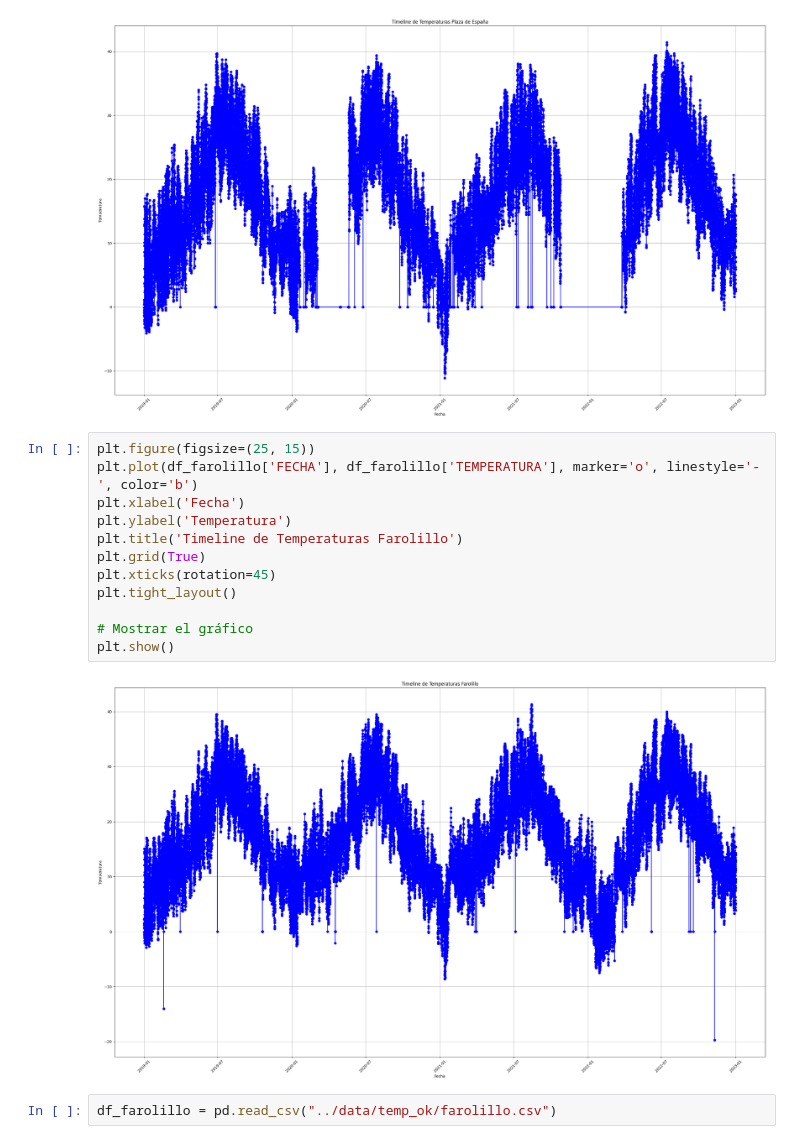
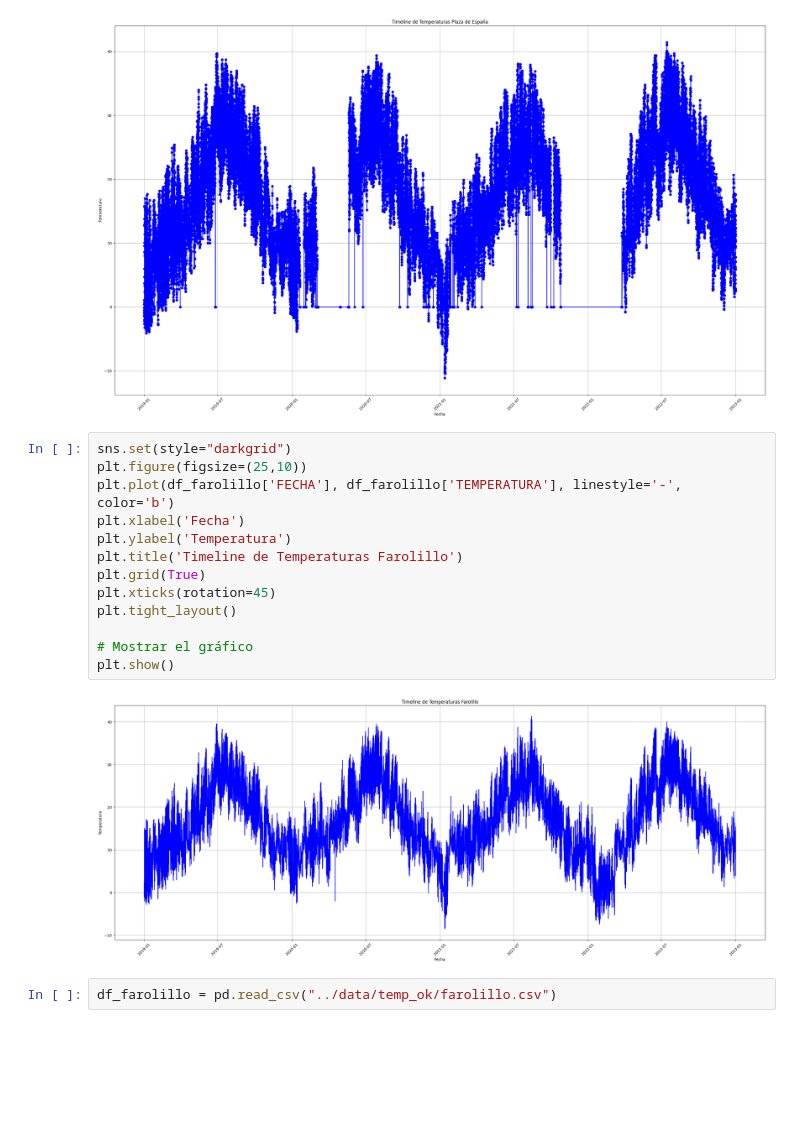
Before and after one commit to dfvinxu/desafio_data, a Jupyter notebook: notebooks/EDA_ML_tiempo_diario.ipynb, the cells around one changed output. Saved outputs shown, nothing was run; the diff lists cells and outputs as text; blank space fills up the shorter version.

```diff
--- a/notebooks/EDA_ML_tiempo_diario.ipynb
+++ b/notebooks/EDA_ML_tiempo_diario.ipynb
@@ -325,19 +325,20 @@ plt.show()
 # %% [output]
 [figure]
 # %%
-plt.figure(figsize=(25, 15))
-plt.plot(df_farolillo['FECHA'], df_farolillo['TEMPERATURA'], marker='o', linestyle='-', color='b')
+sns.set(style="darkgrid")
+plt.figure(figsize=(25,10))
+plt.plot(df_farolillo['FECHA'], df_farolillo['TEMPERATURA'], linestyle='-', color='b')
 plt.xlabel('Fecha')
 plt.ylabel('Temperatura')
 plt.title('Timeline de Temperaturas Farolillo')
 plt.grid(True)
 plt.xticks(rotation=45)
 plt.tight_layout()
 
 # Mostrar el gráfico
 plt.show()
 # %% [output]
-[figure, old version]
+[figure, new version]
 # %%
 df_farolillo = pd.read_csv("../data/temp_ok/farolillo.csv")
 # %%
```
Also changed, not shown: parts of 3 cells of this notebook.
